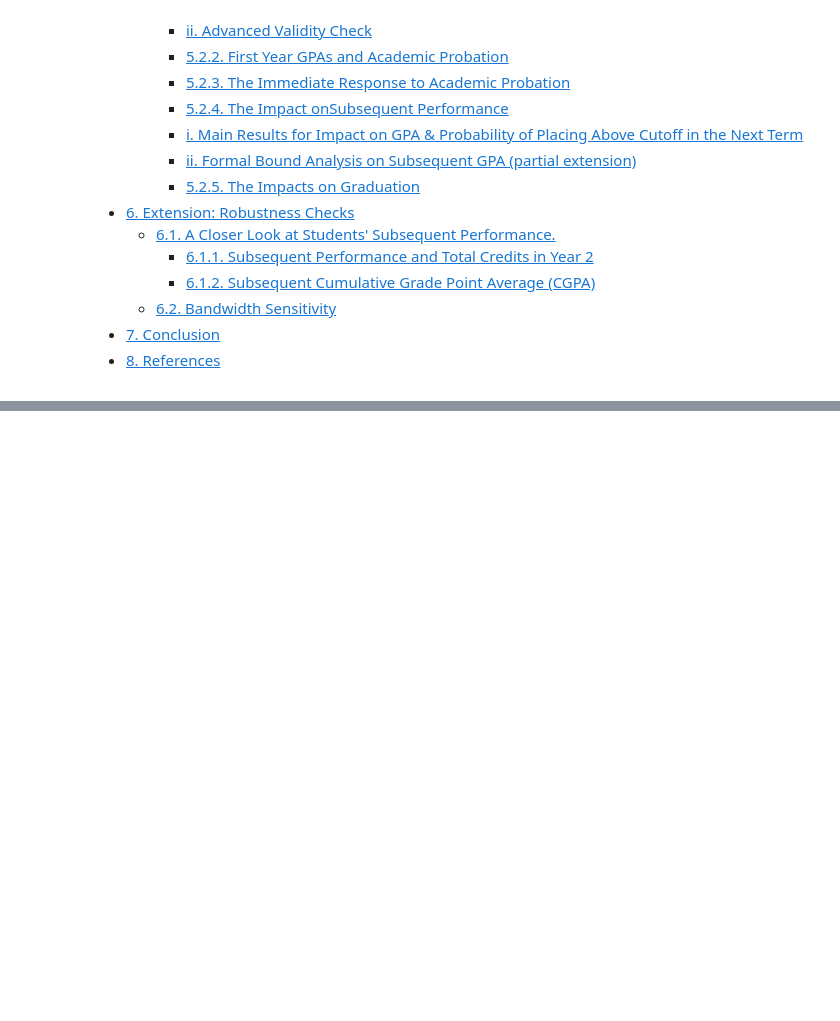
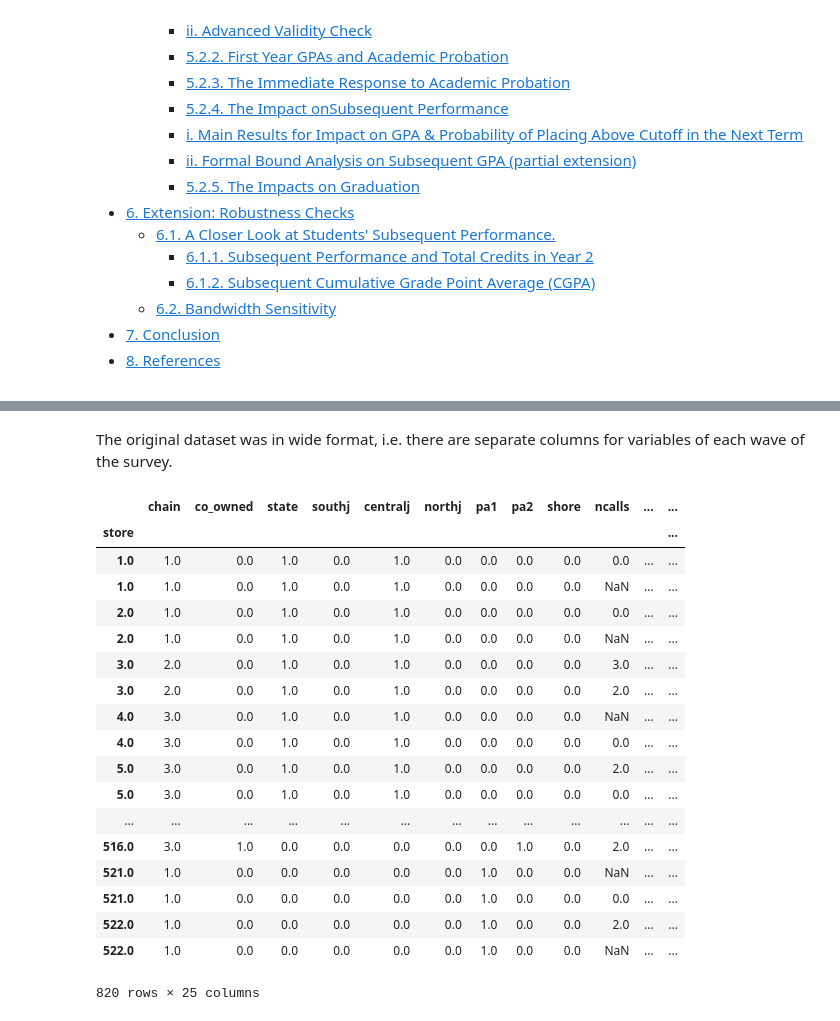
Before and after one commit to edoardofalchi/ose-data-science-course-projeect-edoardofalchi, a Jupyter notebook: Card_Krueger_1994.ipynb, the cells around one changed output, grey strips where cells are left out. Saved outputs shown, nothing was run; the diff lists cells and outputs as text; code cells hidden in the pictures; blank space fills up the shorter version.

```diff
--- a/Card_Krueger_1994.ipynb
+++ b/Card_Krueger_1994.ipynb
@@ -905,0 +79,31 @@ Notebook by Annica Gehlen | Find me on GitHub at https://github.com/amageh.
+# %% [markdown]
+The original dataset was in wide format, i.e. there are separate columns for variables of each wave of the survey.
+# %%
+df = pd.read_stata('data/CK1994.dta')
+df = df.sort_values(by="store").set_index("store")
+df
+#df[df.store==49]
+#df["time"] = df["time"].astype(bool)
+#bool(df["time"])
+#type(df["time"])df.dtypes
+#df.dtypes
+# %% [output]
+|  | chain | co_owned | state | southj | centralj | northj | pa1 | pa2 | shore | ncalls | ... | ... |
+| store |  |  |  |  |  |  |  |  |  |  |  | ... |
+| 1.0 | 1.0 | 0.0 | 1.0 | 0.0 | 1.0 | 0.0 | 0.0 | 0.0 | 0.0 | 0.0 | ... | ... |
+| 1.0 | 1.0 | 0.0 | 1.0 | 0.0 | 1.0 | 0.0 | 0.0 | 0.0 | 0.0 | NaN | ... | ... |
+| 2.0 | 1.0 | 0.0 | 1.0 | 0.0 | 1.0 | 0.0 | 0.0 | 0.0 | 0.0 | 0.0 | ... | ... |
+| 2.0 | 1.0 | 0.0 | 1.0 | 0.0 | 1.0 | 0.0 | 0.0 | 0.0 | 0.0 | NaN | ... | ... |
+| 3.0 | 2.0 | 0.0 | 1.0 | 0.0 | 1.0 | 0.0 | 0.0 | 0.0 | 0.0 | 3.0 | ... | ... |
+| 3.0 | 2.0 | 0.0 | 1.0 | 0.0 | 1.0 | 0.0 | 0.0 | 0.0 | 0.0 | 2.0 | ... | ... |
+| 4.0 | 3.0 | 0.0 | 1.0 | 0.0 | 1.0 | 0.0 | 0.0 | 0.0 | 0.0 | NaN | ... | ... |
+| 4.0 | 3.0 | 0.0 | 1.0 | 0.0 | 1.0 | 0.0 | 0.0 | 0.0 | 0.0 | 0.0 | ... | ... |
+| 5.0 | 3.0 | 0.0 | 1.0 | 0.0 | 1.0 | 0.0 | 0.0 | 0.0 | 0.0 | 2.0 | ... | ... |
+| 5.0 | 3.0 | 0.0 | 1.0 | 0.0 | 1.0 | 0.0 | 0.0 | 0.0 | 0.0 | 0.0 | ... | ... |
+| ... | ... | ... | ... | ... | ... | ... | ... | ... | ... | ... | ... | ... |
+| 516.0 | 3.0 | 1.0 | 0.0 | 0.0 | 0.0 | 0.0 | 0.0 | 1.0 | 0.0 | 2.0 | ... | ... |
+| 521.0 | 1.0 | 0.0 | 0.0 | 0.0 | 0.0 | 0.0 | 1.0 | 0.0 | 0.0 | NaN | ... | ... |
+| 521.0 | 1.0 | 0.0 | 0.0 | 0.0 | 0.0 | 0.0 | 1.0 | 0.0 | 0.0 | 0.0 | ... | ... |
+| 522.0 | 1.0 | 0.0 | 0.0 | 0.0 | 0.0 | 0.0 | 1.0 | 0.0 | 0.0 | 2.0 | ... | ... |
+| 522.0 | 1.0 | 0.0 | 0.0 | 0.0 | 0.0 | 0.0 | 1.0 | 0.0 | 0.0 | NaN | ... | ... |
+820 rows × 25 columns
```
Also changed, not shown: parts of 138 cells of this notebook.
